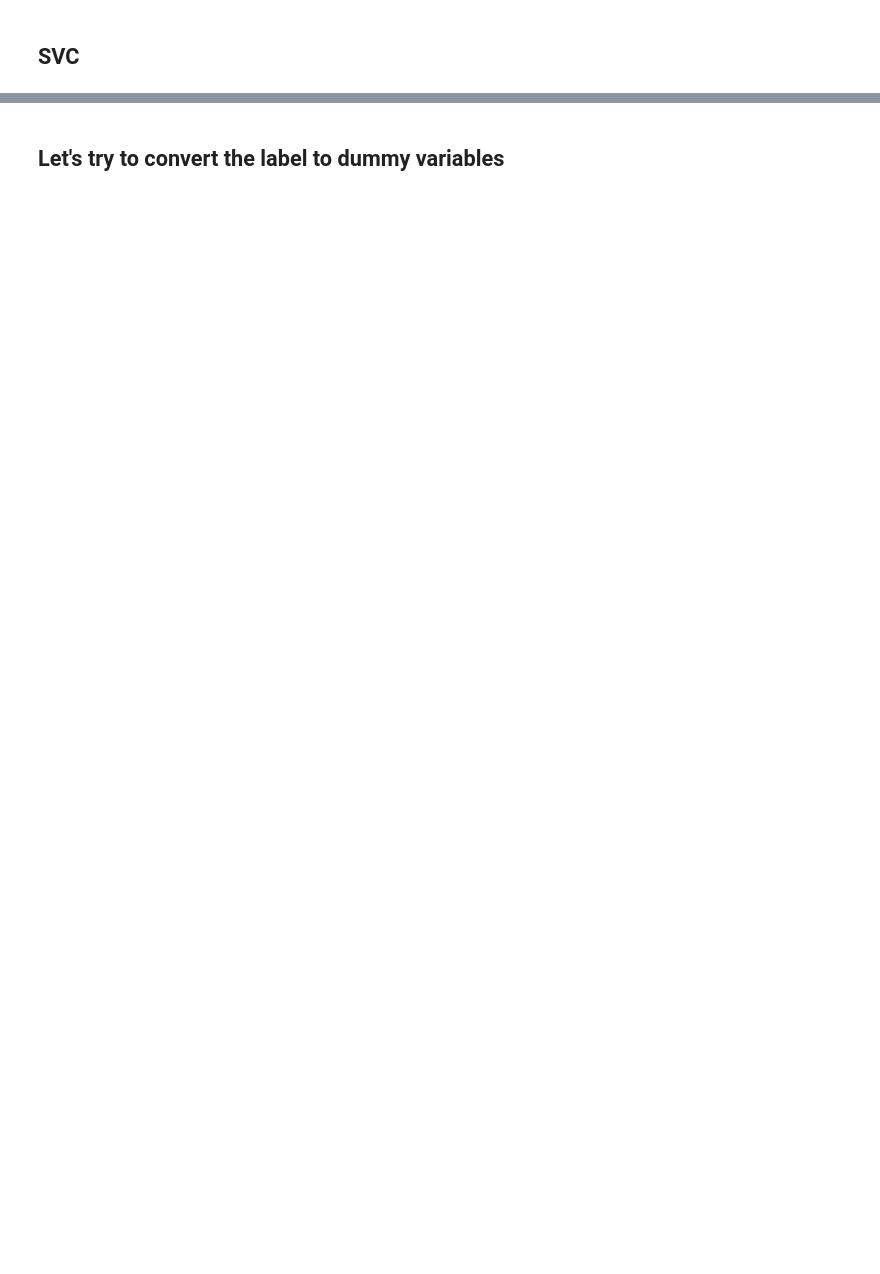
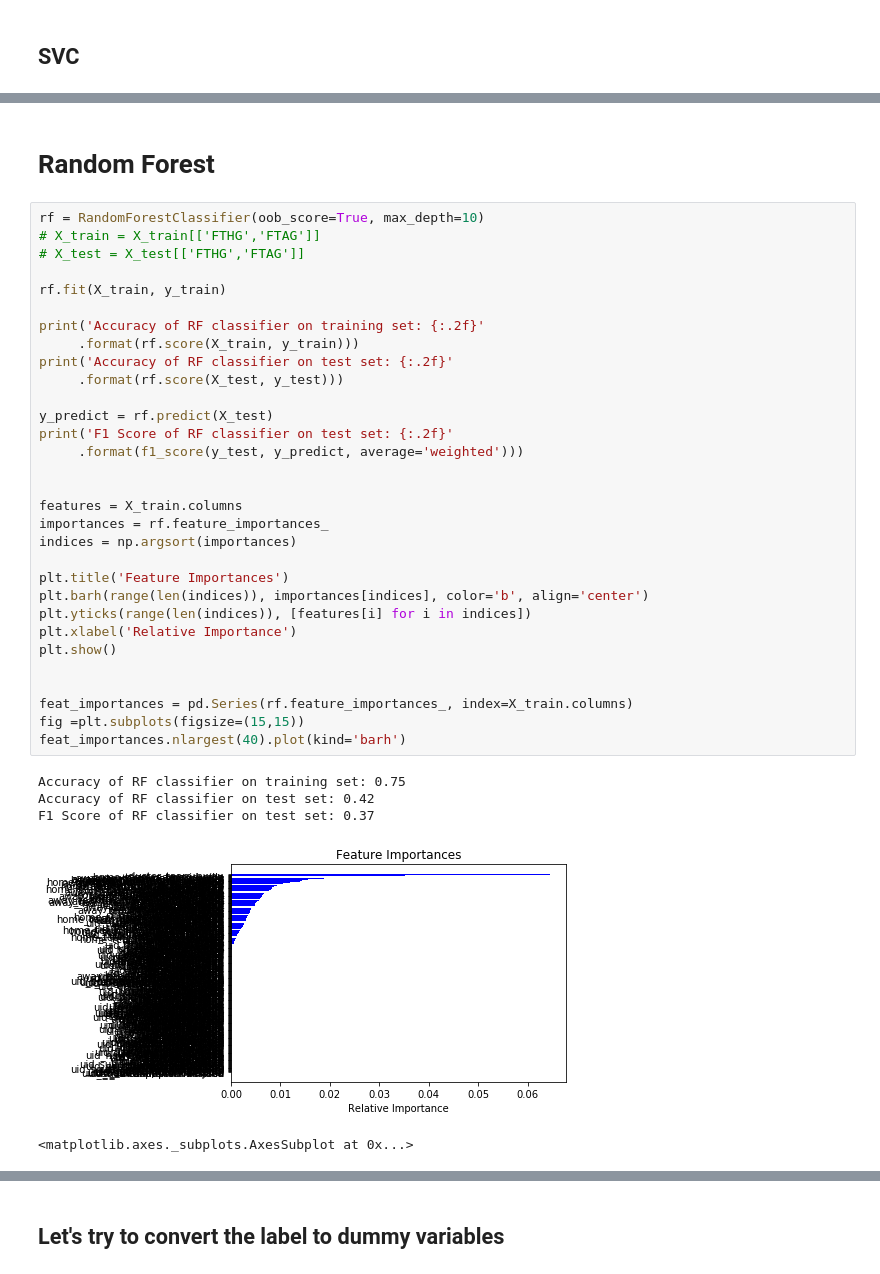
Before and after one commit to aalabort/Research_Project, a Jupyter notebook: Building models.ipynb, the cells around one changed output, grey strips where cells are left out. Saved outputs shown, nothing was run; the diff lists cells and outputs as text; blank space fills up the shorter version.

```diff
--- a/Building models.ipynb
+++ b/Building models.ipynb
@@ -94,0 +476,39 @@ Accuracy of SVM classifier on test set: 0.53
+# %% [markdown]
+# Random Forest
+# %%
+rf = RandomForestClassifier(oob_score=True, max_depth=10)
+# X_train = X_train[['FTHG','FTAG']]
+# X_test = X_test[['FTHG','FTAG']]
+
+rf.fit(X_train, y_train)
+
+print('Accuracy of RF classifier on training set: {:.2f}'
+     .format(rf.score(X_train, y_train)))
+print('Accuracy of RF classifier on test set: {:.2f}'
+     .format(rf.score(X_test, y_test)))
+
+y_predict = rf.predict(X_test)
+print('F1 Score of RF classifier on test set: {:.2f}'
+     .format(f1_score(y_test, y_predict, average='weighted')))
+
+
+features = X_train.columns
+importances = rf.feature_importances_
+indices = np.argsort(importances)
+
+plt.title('Feature Importances')
+plt.barh(range(len(indices)), importances[indices], color='b', align='center')
+plt.yticks(range(len(indices)), [features[i] for i in indices])
+plt.xlabel('Relative Importance')
+plt.show()
+
+
+feat_importances = pd.Series(rf.feature_importances_, index=X_train.columns)
+fig =plt.subplots(figsize=(15,15))
+feat_importances.nlargest(40).plot(kind='barh')
+# %% [output]
+Accuracy of RF classifier on training set: 0.75
+Accuracy of RF classifier on test set: 0.42
+F1 Score of RF classifier on test set: 0.37
+[figure, added]
+<matplotlib.axes._subplots.AxesSubplot at 0x...>
```
Also changed, not shown: parts of 32 cells of this notebook, 19 other files.
